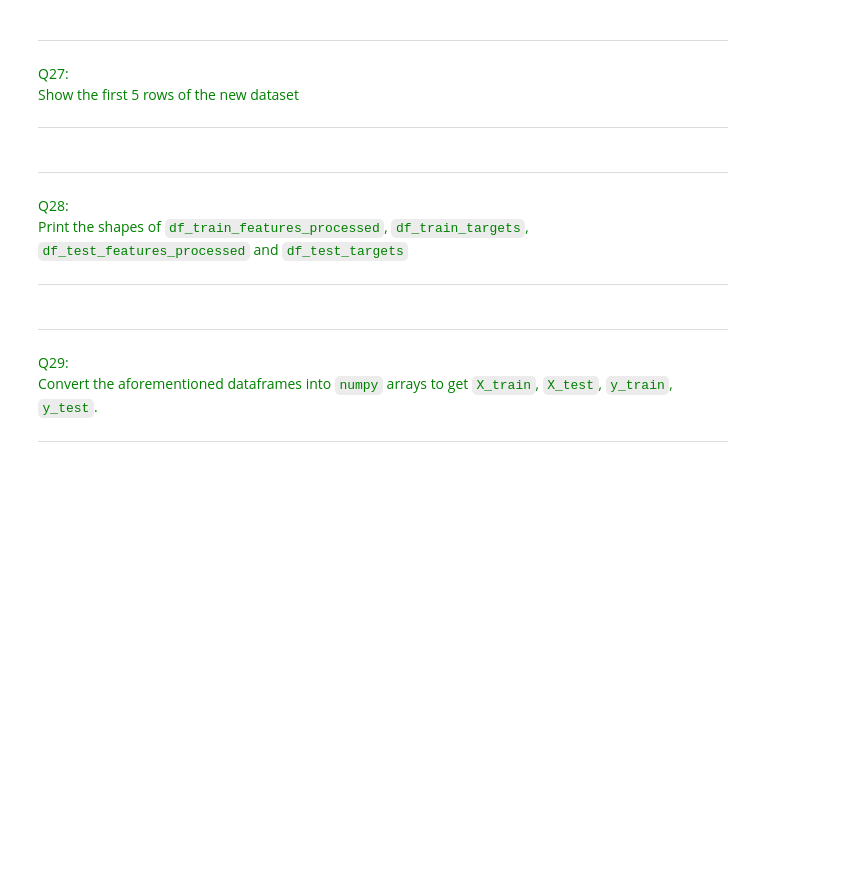
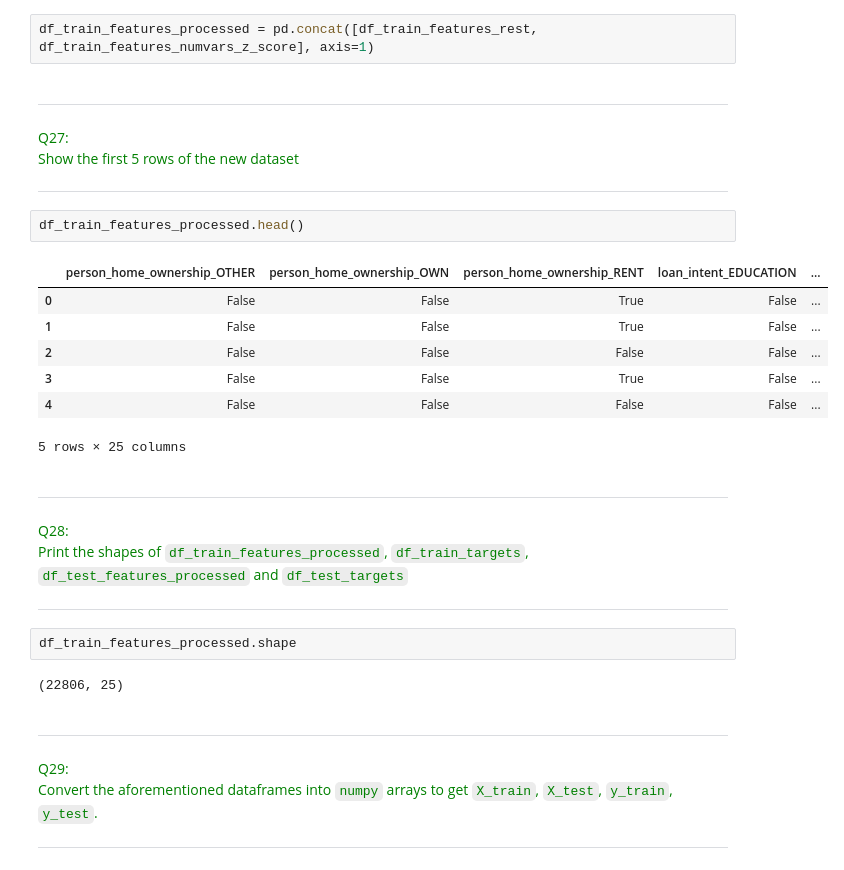
Before and after one commit to shmiiing/machine_learning, a Jupyter notebook: Programming_Sessions/Programming_Session_2/Programming_Session_2.ipynb, the cells around one changed output. Cells and saved outputs as stored; diff of their text form; blank space fills up the shorter version.

```diff
--- a/Programming_Sessions/Programming_Session_2/Programming_Session_2.ipynb
+++ b/Programming_Sessions/Programming_Session_2/Programming_Session_2.ipynb
@@ -640,6 +667,8 @@ Merge `df_train_features_rest` and the scaled numerical features dataframe `df_t
 ---
 # %% [markdown]
 <center><img width="1000" src = "https://drive.google.com/uc?export=view&id=1VgznTzwgu32QTb6bjxdDzvu8gF5PyEvt"></center>
+# %%
+df_train_features_processed = pd.concat([df_train_features_rest, df_train_features_numvars_z_score], axis=1)
 # %% [markdown]
 ---
 <font color=green>Q27:</font>
@@ -648,6 +677,16 @@ Show the first 5 rows of the new dataset
 </font>
 
 ---
+# %%
+df_train_features_processed.head()
+# %% [output]
+|  | person_home_ownership_OTHER | person_home_ownership_OWN | person_home_ownership_RENT | loan_intent_EDUCATION | ... |
+| 0 | False | False | True | False | ... |
+| 1 | False | False | True | False | ... |
+| 2 | False | False | False | False | ... |
+| 3 | False | False | True | False | ... |
+| 4 | False | False | False | False | ... |
+5 rows × 25 columns
 # %% [markdown]
 ---
 <font color=green>Q28:</font>
@@ -656,6 +695,10 @@ Print the shapes of `df_train_features_processed`, `df_train_targets`, `df_test_
 </font>
 
 ---
+# %%
+df_train_features_processed.shape
+# %% [output]
+(22806, 25)
 # %% [markdown]
 ---
 <font color=green>Q29:</font>
```
Also changed, not shown: parts of 5 cells of this notebook.
